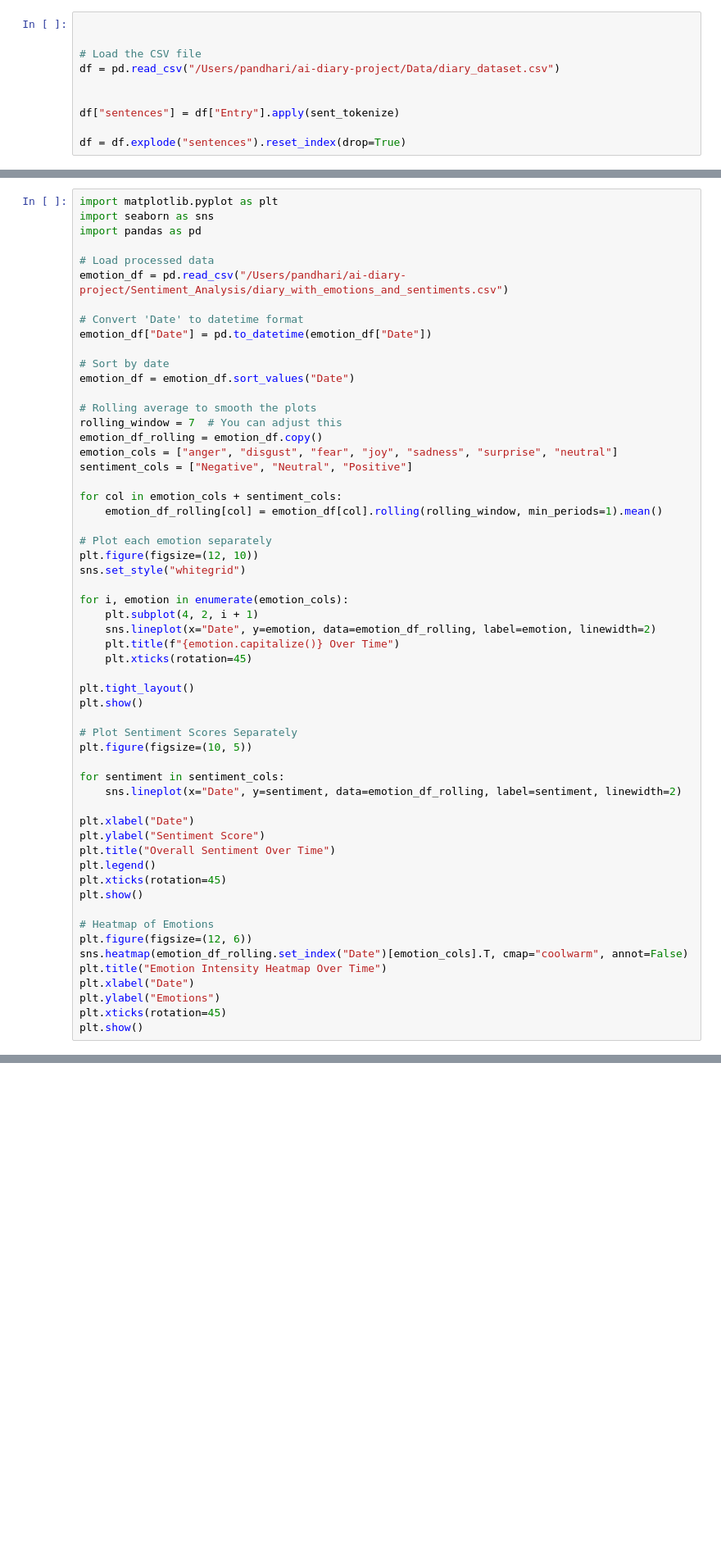
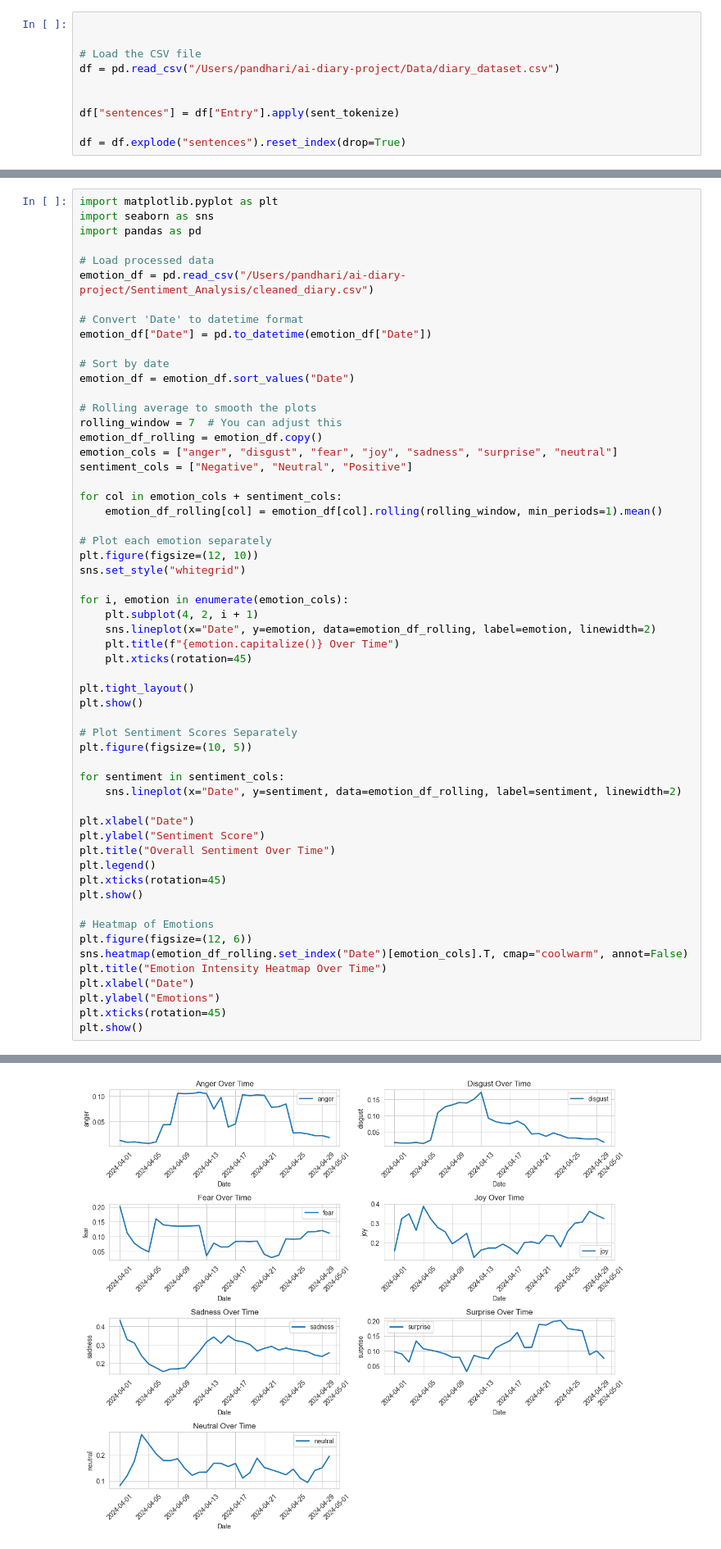
Before and after one commit to Pandharimaske/ai-diary-project, a Jupyter notebook: Sentiment_Analysis/S_A.ipynb, the cells around one changed output, grey strips where cells are left out. Shown at 82% size. Cells and saved outputs as stored; diff of their text form; blank space fills up the shorter version.

```diff
--- a/Sentiment_Analysis/S_A.ipynb
+++ b/Sentiment_Analysis/S_A.ipynb
@@ -353,7 +353,7 @@ import seaborn as sns
 import pandas as pd
 
 # Load processed data
-emotion_df = pd.read_csv("/Users/pandhari/ai-diary-project/Sentiment_Analysis/diary_with_emotions_and_sentiments.csv")
+emotion_df = pd.read_csv("/Users/pandhari/ai-diary-project/Sentiment_Analysis/cleaned_diary.csv")
 
 # Convert 'Date' to datetime format
 emotion_df["Date"] = pd.to_datetime(emotion_df["Date"])
@@ -411,0 +408 @@ ValueError: time data "2024-13-04 00:00:00" doesn't match format "%Y-%m-%d %H:%M
+[figure, added]
```
Also changed, not shown: parts of 10 cells of this notebook, 5 other files.
